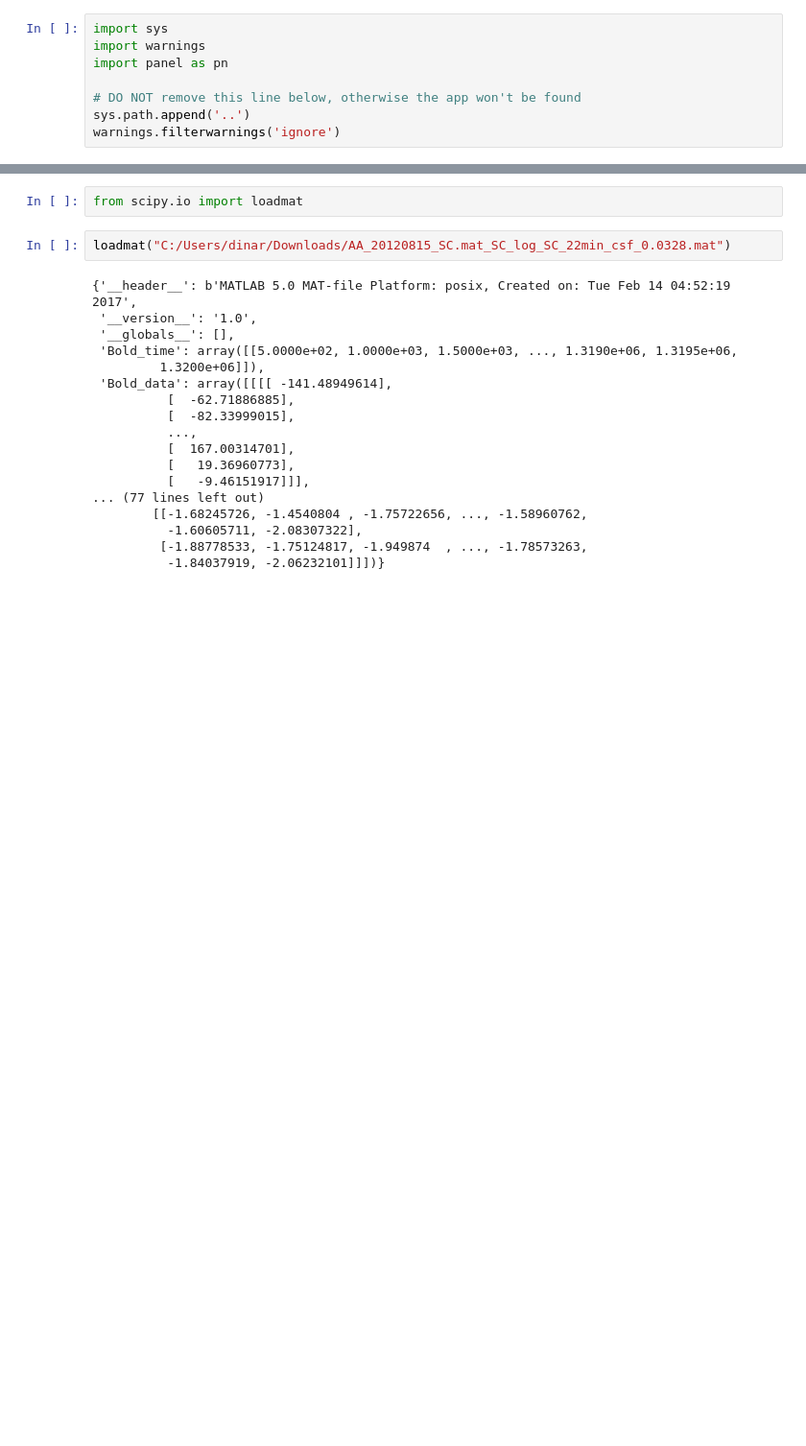
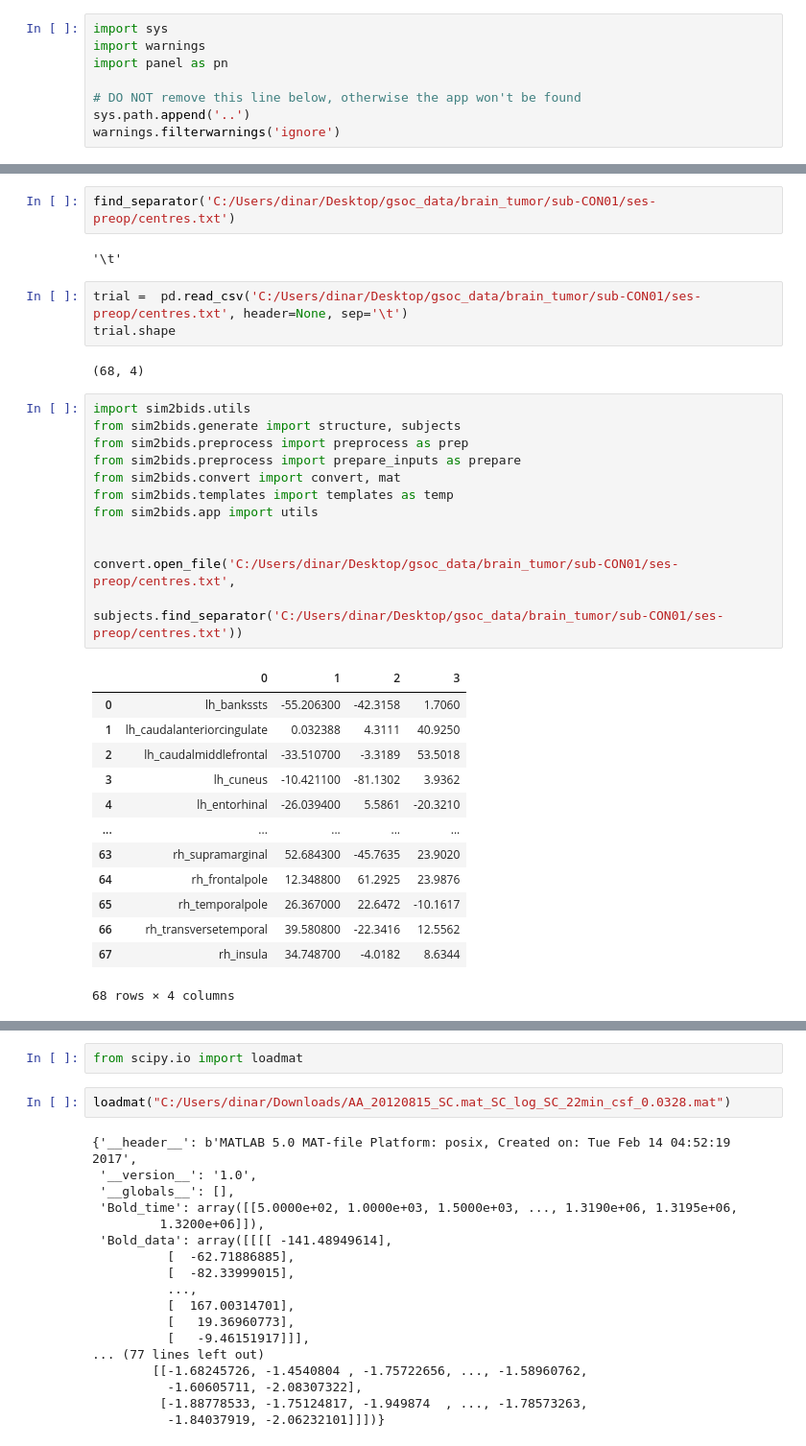
Before and after one commit to dissagaliyeva/sim2bids, a Jupyter notebook: app_templates/start_app.ipynb, the cells around one changed output, grey strips where cells are left out. Shown at 96% size. Drawn from its saved outputs; the diff is of its cells as text; blank space fills up the shorter version.

```diff
--- a/app_templates/start_app.ipynb
+++ b/app_templates/start_app.ipynb
@@ -256,0 +119,35 @@ for file in diff:
+# %%
+find_separator('C:/Users/dinar/Desktop/gsoc_data/brain_tumor/sub-CON01/ses-preop/centres.txt')
+# %% [output]
+'\t'
+# %%
+trial =  pd.read_csv('C:/Users/dinar/Desktop/gsoc_data/brain_tumor/sub-CON01/ses-preop/centres.txt', header=None, sep='\t')
+trial.shape
+# %% [output]
+(68, 4)
+# %%
+import sim2bids.utils
+from sim2bids.generate import structure, subjects
+from sim2bids.preprocess import preprocess as prep
+from sim2bids.preprocess import prepare_inputs as prepare
+from sim2bids.convert import convert, mat
+from sim2bids.templates import templates as temp
+from sim2bids.app import utils
+
+
+convert.open_file('C:/Users/dinar/Desktop/gsoc_data/brain_tumor/sub-CON01/ses-preop/centres.txt',
+                  subjects.find_separator('C:/Users/dinar/Desktop/gsoc_data/brain_tumor/sub-CON01/ses-preop/centres.txt'))
+# %% [output]
+|  | 0 | 1 | 2 | 3 |
+| 0 | lh_bankssts | -55.206300 | -42.3158 | 1.7060 |
+| 1 | lh_caudalanteriorcingulate | 0.032388 | 4.3111 | 40.9250 |
+| 2 | lh_caudalmiddlefrontal | -33.510700 | -3.3189 | 53.5018 |
+| 3 | lh_cuneus | -10.421100 | -81.1302 | 3.9362 |
+| 4 | lh_entorhinal | -26.039400 | 5.5861 | -20.3210 |
+| ... | ... | ... | ... | ... |
+| 63 | rh_supramarginal | 52.684300 | -45.7635 | 23.9020 |
+| 64 | rh_frontalpole | 12.348800 | 61.2925 | 23.9876 |
+| 65 | rh_temporalpole | 26.367000 | 22.6472 | -10.1617 |
+| 66 | rh_transversetemporal | 39.580800 | -22.3416 | 12.5562 |
+| 67 | rh_insula | 34.748700 | -4.0182 | 8.6344 |
+68 rows × 4 columns
```
Also changed, not shown: parts of 29 cells of this notebook, 36 other files.
